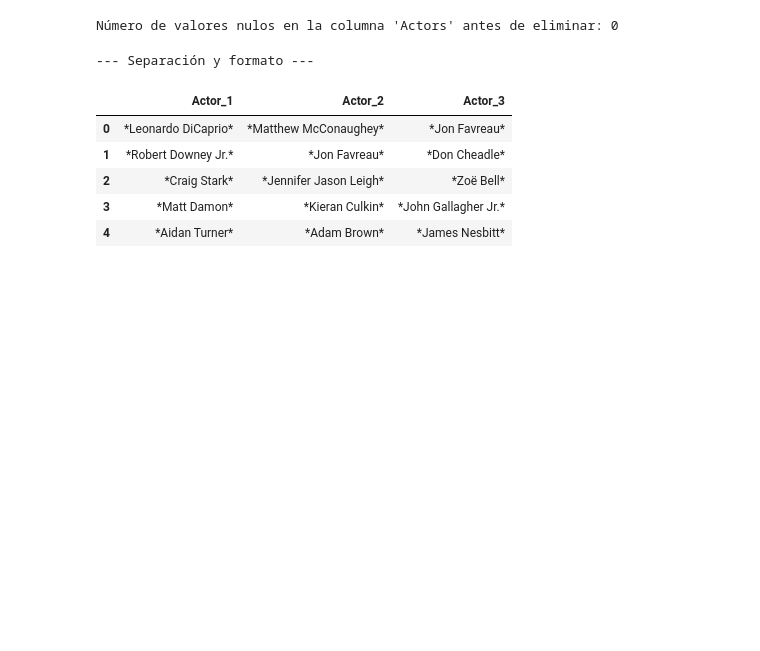
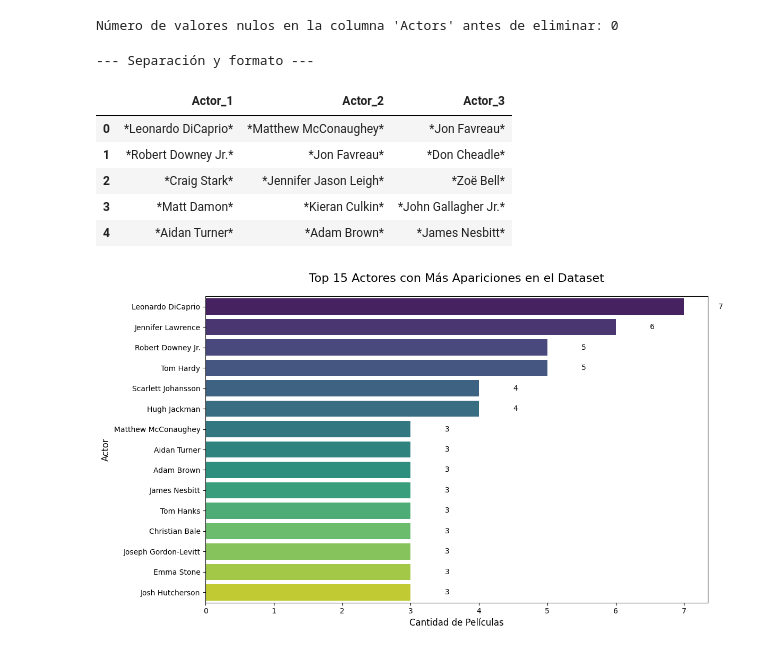
Before and after one commit to RodrigoJOsorio/Exploracion_de_datos_CDTDO, a Jupyter notebook: Ejercicio_IMBD.ipynb, the cells around one changed output. Saved outputs shown, nothing was run; the diff lists cells and outputs as text; code cells hidden in the pictures; blank space fills up the shorter version.

Commit message:
Analisis y gráfico variable Actors

```diff
--- a/Ejercicio_IMBD.ipynb
+++ b/Ejercicio_IMBD.ipynb
@@ -224,3 +224,35 @@ display(imdb2[[col for col in imdb2.columns if 'Actor_' in col]].head())
 | 2 | *Craig Stark* | *Jennifer Jason Leigh* | *Zoë Bell* |
 | 3 | *Matt Damon* | *Kieran Culkin* | *John Gallagher Jr.* |
 | 4 | *Aidan Turner* | *Adam Brown* | *James Nesbitt* |
+# %%
+# gráfico de barras para visualizar los actores más frecuentes
+columnas_actores = [col for col in imdb2.columns if 'Actor_' in col]
+
+# Apilar todas las columnas en una sola serie vertical continua (.stack())
+todos_los_actores = imdb2[columnas_actores].stack().reset_index(drop=True)
+
+actores_limpios = todos_los_actores.str.replace('*', '', regex=False).str.strip()
+
+actores_limpios = actores_limpios[actores_limpios != '']
+actores_limpios = actores_limpios.dropna()
+# %%
+top_actores = actores_limpios.value_counts().head(15)
+# %%
+# Usamos y=index y x=values para que las barras sean horizontales
+plt.figure(figsize=(12, 7))
+
+sns.barplot(x=top_actores.values, y=top_actores.index,
+            hue=top_actores.index, palette='viridis', legend=False)
+
+plt.title('Top 15 Actores con Más Apariciones en el Dataset', fontsize=16, pad=20)
+plt.xlabel('Cantidad de Películas', fontsize=12)
+plt.ylabel('Actor', fontsize=12)
+
+# Añadir el número exacto al final de cada barra
+for index, value in enumerate(top_actores.values):
+    plt.text(value + 0.5, index, str(value), va='center', fontsize=10)
+
+plt.tight_layout()
+plt.show()
+# %% [output]
+[figure, added]
```
